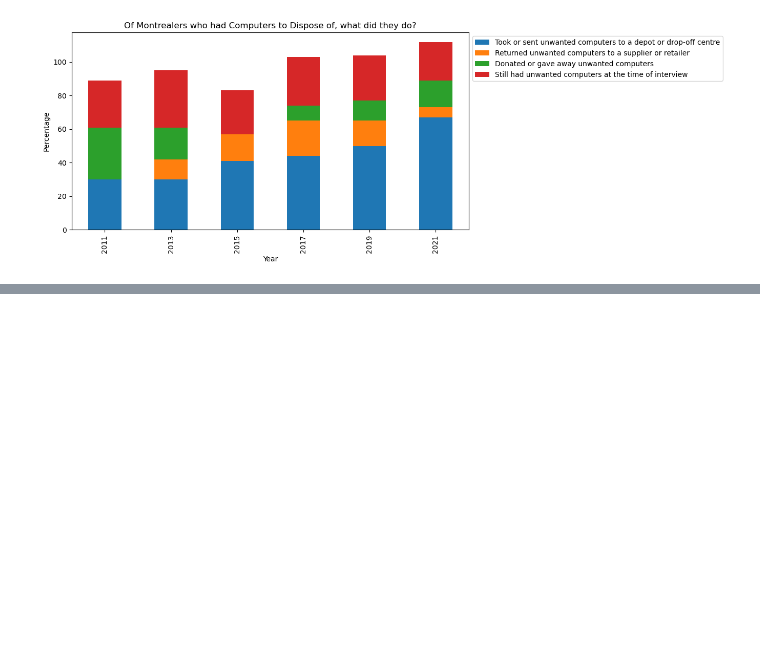
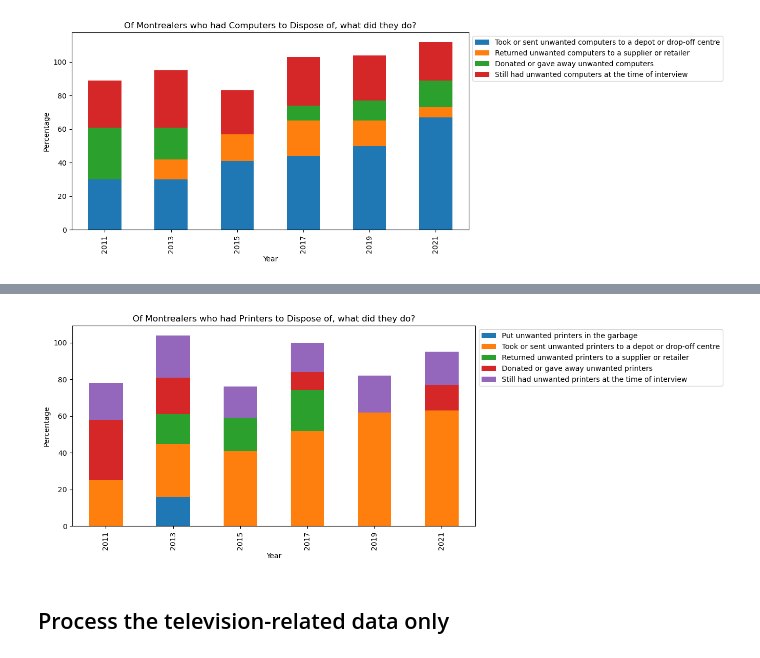
Before and after one commit to BlackSound1/SUST601-Project, a Jupyter notebook: stacked_chart_test.ipynb, the cells around one changed output, grey strips where cells are left out. Drawn from its saved outputs; the diff is of its cells as text; code cells hidden in the pictures; blank space fills up the shorter version.

```diff
--- a/stacked_chart_test.ipynb
+++ b/stacked_chart_test.ipynb
@@ -172,0 +260,4 @@ plt.savefig(file_path / 'computers_stacked_plot.png', bbox_inches='tight')
+# %%
+# Get the rest of the data. i.e. all the data except the unwanted data
+rest_of_data = printers.iloc[1:].T
+rest_of_data
@@ -172,0 +273,9 @@ plt.savefig(file_path / 'computers_stacked_plot.png', bbox_inches='tight')
+# %%
+# Manipulate the DataFrame to be more appropriate for stacked bar charts
+
+rest_of_data.columns = rest_of_data.iloc[0].values  # Set the column names to the first row
+
+rest_of_data = rest_of_data.reset_index()
+rest_of_data = rest_of_data.iloc[1:]  # Delete the first row
+rest_of_data = rest_of_data.rename(columns={'index': 'Year'})
+rest_of_data
@@ -172,0 +290,14 @@ plt.savefig(file_path / 'computers_stacked_plot.png', bbox_inches='tight')
+# %%
+# Plot the stacked bar chart
+rest_of_data.plot(x='Year', kind='bar', stacked=True, figsize=(10, 5), title="Of Montrealers who had Printers to Dispose of, what did they do?")
+
+# Set metadata
+plt.ylabel('Percentage')
+plt.legend(loc='upper left', bbox_to_anchor=(1.0, 1.0))
+
+# Save the plot
+plt.savefig(file_path / 'printers_stacked_plot.png', bbox_inches='tight')
+# %% [output]
+[figure, added]
+# %% [markdown]
+## Process the television-related data only
```
Also changed, not shown: parts of 70 cells of this notebook, 14 other files.
